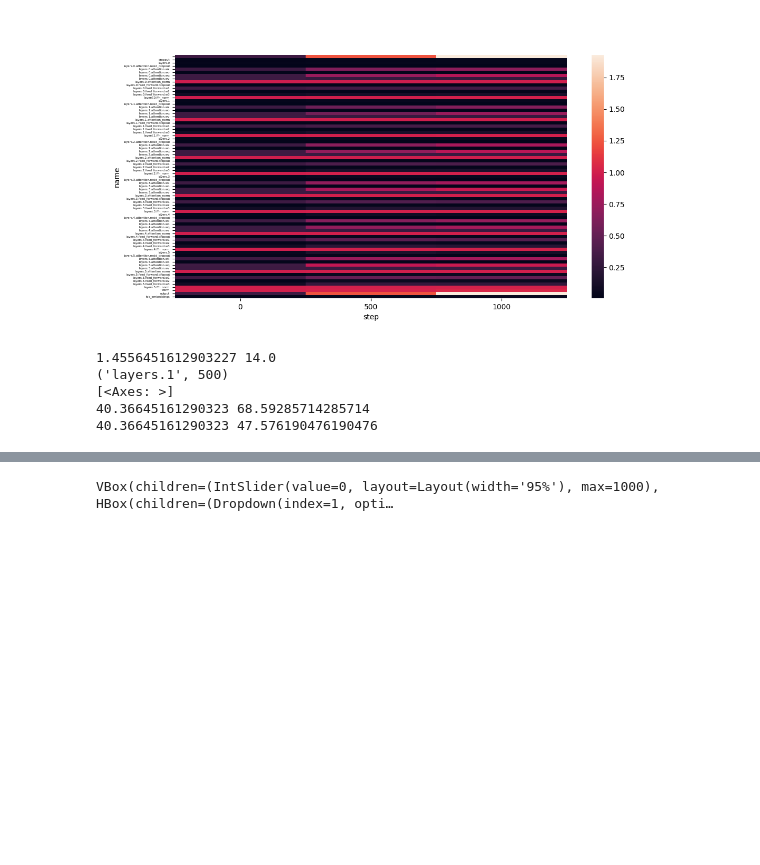
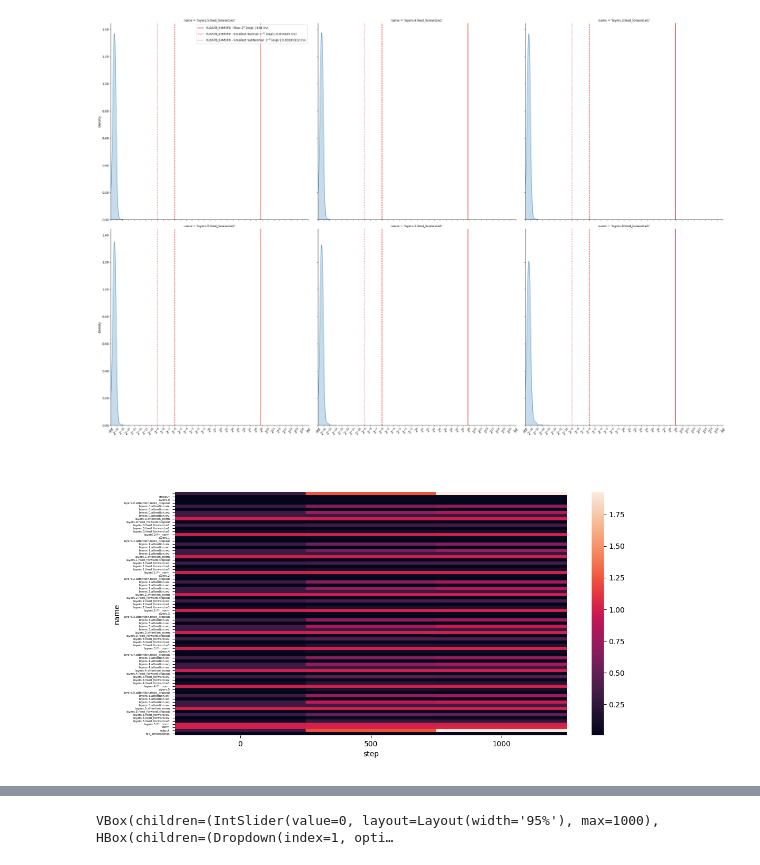
Before and after one commit to graphcore-research/track-and-visualize, a Jupyter notebook: interactive/interactive-exp.ipynb, the cells around one changed output, grey strips where cells are left out. Saved outputs shown, nothing was run; the diff lists cells and outputs as text; code cells hidden in the pictures; blank space fills up the shorter version.

```diff
--- a/interactive/interactive-exp.ipynb
+++ b/interactive/interactive-exp.ipynb
@@ -1,19 +1,32 @@
 # %%
 import os
 import sys
 import matplotlib.pyplot as plt
 # add local lib to sys path for relative import
 module_path = os.path.abspath(os.path.join('..'))
 if module_path not in sys.path:
     sys.path.append(module_path)
 
 # import pandas as pd
 from src import vis
 from src.log.common import read_pickle, TensorType
 import re
 from ipywidgets import interact, widgets,fixed, AppLayout
 import pandas as pd
 df = read_pickle('../test-data/numerics_df_v3.pkl')
+
+fig=vis.exp_hist(
+    df,
+    layer=re.compile('layers.[0-5].feed_forward.w1'),
+    tt=TensorType.Gradient,
+    step=0,
+    kind='kde',
+    col_wrap=3,
+    dtype_info=(True, True, True),
+    dtype_annotation= True,
+)
+# %% [output]
+[figure, added]
 # %%
 import matplotlib
 import matplotlib.backend_bases
@@ -27,7 +40,7 @@ glo_tt = TensorType.Activation
 
 def sgh_interactive():
     fig = vis.scalar_global_heatmap(df=df, tt=glo_tt,scalar_metric='std', inc=500, yticklabels=True, figsize=(12,6))
-    axes_stack.append(fig.figure.axes.copy())
+    # axes_stack.append(fig.figure.axes.copy())
     return fig
 
 fig = sgh_interactive()
@@ -63,32 +76,48 @@ def onclick(event: matplotlib.backend_bases.MouseEvent):
         # for ax in event.canvas.figure.axes:
             # ax.cla()
 
+        # check if item is in the mesh grid
         tf, ind =  event.canvas.figure.axes[0].collections[0].contains(event)
         if tf:
-            # slightly wasteful to calculate this for eeach event
-            x_vals = [int(l.get_text()) for l in  fig.figure.axes[0].get_xticklabels()]
-            y_vals = [l.get_text() for l in fig.figure.axes[0].get_yticklabels()]
+            # from the current fig get the x,y labels so that clicking can
+            x_vals = [int(l.get_text()) for l in  event.canvas.figure.axes[0].get_xticklabels()]
+            y_vals = [l.get_text() for l in event.canvas.figure.axes[0].get_yticklabels()]
             prod_xy = list(itertools.product(y_vals,x_vals))
-            print(prod_xy[ind['ind'].item()])
 
+            # use the index of the object in the mesh grid to get the query params (l_name, Step)
             layer_name, step = prod_xy[ind['ind'].item()]
 
-            # new_fig = vis.exp_hist(
-            #     df=df,
-            #     layer=layer_name,
-            #     tt=glo_tt,
-            #     step=step
-            # )
+            # clear all axes from the figure
+            event.canvas.figure.clear()
+            # create new axes
+            new_ax = event.canvas.figure.gca()
+            # print(new_ax)
+            # print(event.canvas.figure.axes)
+            _df = df.query(f'@df.metadata.name == "{layer_name}" & @df.metadata.grad == "{glo_tt.name}"').pipe(lambda x: x[x.metadata.step == step])
 
+            plotter = vis._ExpHistPlotter(
+                kind='bar',
+                sp_kws={},
+                xtick_labelsize=6,
+                xtick_rotation=45,
+                dtype_annotation=True,
+                logged_dtypes=_df.metadata.dtype.unique().tolist(),
+                dtype_info=(True,True,True),
+                legend_kws = dict(fontsize=10,loc='upper right')
+            )
+
+
+            plotter._plot_single(_df,new_ax)
+
+            # new_ax.scatter(np.random.randint(0,100, (100,)), np.random.randint(0,100, (100,)))
             # event.canvas.figure.delaxes(event.canvas.figure.gca())
-            event.canvas.figure.clear()
-            new_ax = event.canvas.figure.gca()
-            print(event.canvas.figure.axes)
 
-            new_ax.scatter(np.random.randint(0,100, (100,)), np.random.randint(0,100, (100,)))
-            # event.canvas.figure.delaxes(event.canvas.figure.gca())
-            event.canvas.flush_events()
+            # event.canvas.flush_events()
             # event.canvas.figure.add_axes(new_fig.axes[0])
+            event.canvas.figure.suptitle(f'Layer: {layer_name}, Step: {step}, TT: {glo_tt}')
+            # print(event.canvas.callbacks.__dict__)
+
+            # event.canvas.mpl_disconnect(cid=cid)
             event.canvas.draw()
 
     elif event.button == 3:
@@ -98,9 +127,11 @@ def onclick(event: matplotlib.backend_bases.MouseEvent):
                 event.canvas.figure.delaxes(ax)
 
 
-            # event.canvas.flush_events()
+            event.canvas.flush_events()
             # event.canvas.figure.add_axes(axes_stack[0])
-            event.canvas.draw()
+            event.canvas.mpl_disconnect(cid=cid)
+            print(event.canvas.events)
+            # event.canvas.draw()
 
 
 cid = fig.figure.canvas.mpl_connect('button_press_event', onclick)
@@ -116,10 +147,5 @@ cid = fig.figure.canvas.mpl_connect('button_press_event', onclick)
 plt.show(fig)
 # %% [output]
 [figure]
-1.4556451612903227 14.0
-('layers.1', 500)
-[<Axes: >]
-40.36645161290323 68.59285714285714
-40.36645161290323 47.576190476190476
 # %%
 # fig.canvas.figure.
```
Also changed, not shown: parts of 15 cells of this notebook, 2 other files.
